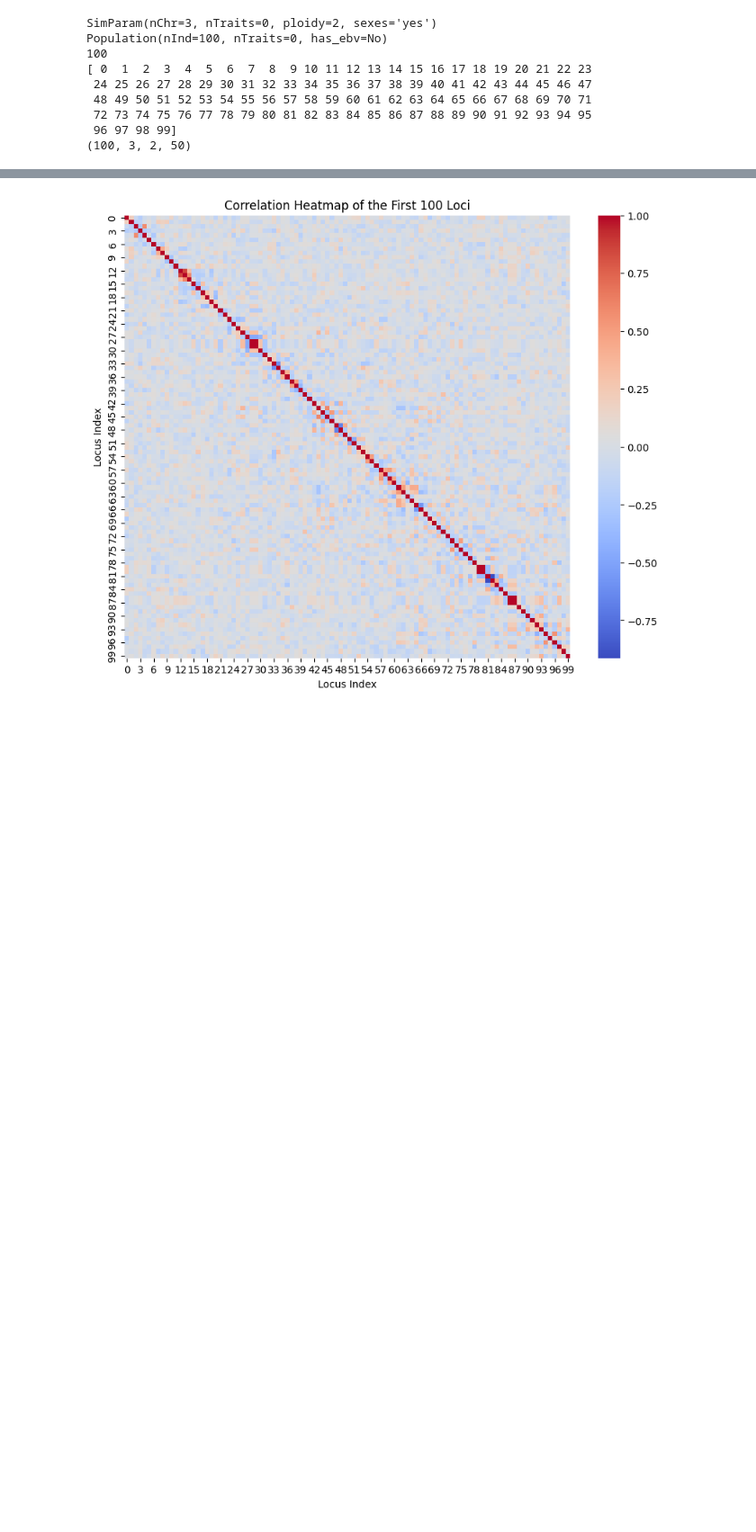
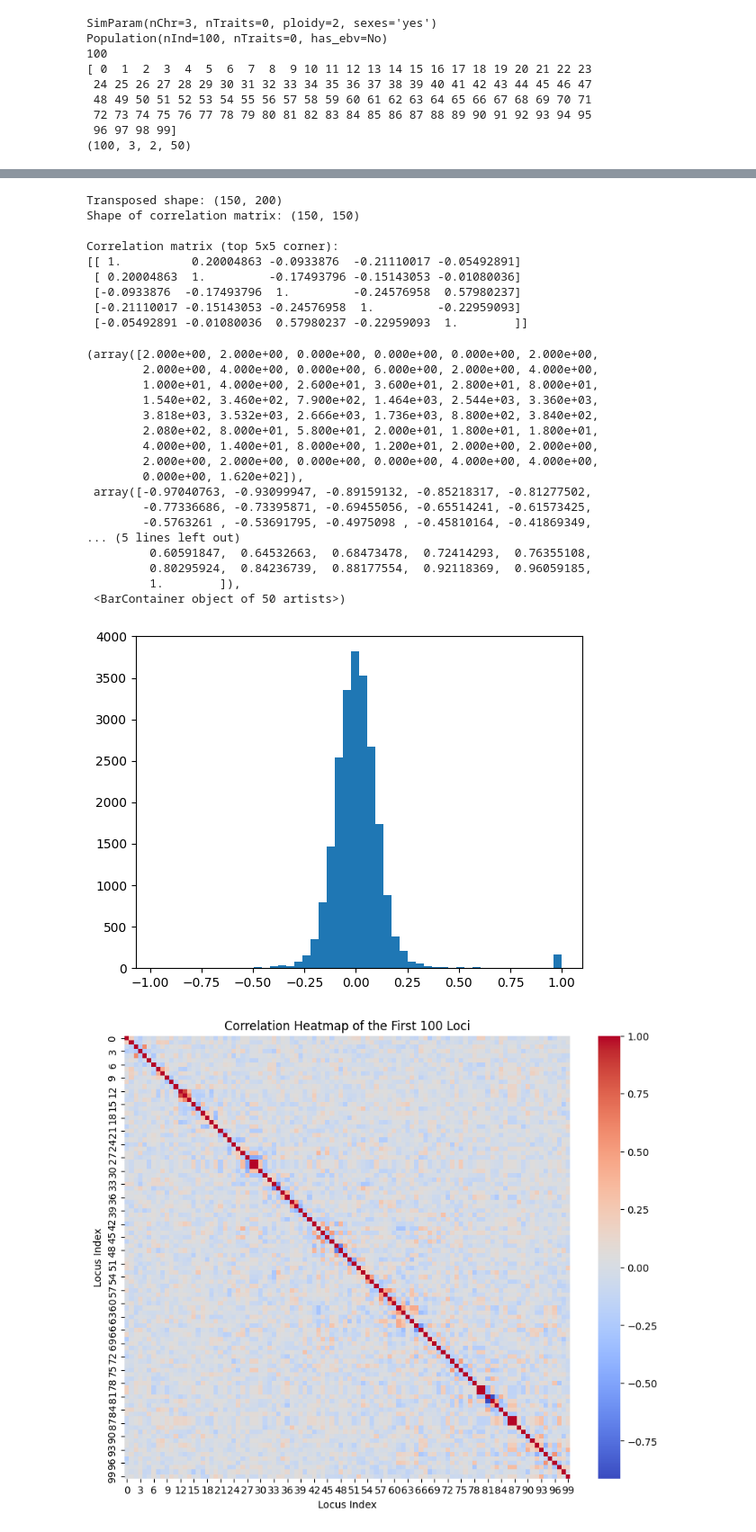
Before and after one commit to cjGO/chewc, a Jupyter notebook: nbs/tutorials/001_simulatingDNA.ipynb, the cells around one changed output, grey strips where cells are left out. Shown at 90% size. Cells and saved outputs as stored; diff of their text form; code cells hidden in the pictures; blank space fills up the shorter version.

```diff
--- a/nbs/tutorials/001_simulatingDNA.ipynb
+++ b/nbs/tutorials/001_simulatingDNA.ipynb
@@ -146,3 +115,46 @@ Column Means:
+# %%
+import matplotlib.pyplot as plt
+import numpy as np
+# Transpose the array so that loci are in rows
+transposed_array = founder_pop.haplo_matrix.T
+print(f"Transposed shape: {transposed_array.shape}")     # (loci, samples)
+
+# Calculate the correlation matrix
+locus_correlations = np.corrcoef(transposed_array)
+
+print(f"Shape of correlation matrix: {locus_correlations.shape}") # (loci, loci)
+print("\nCorrelation matrix (top 5x5 corner):")
+print(locus_correlations[:5, :5])
+
+plt.hist(locus_correlations.flatten(),bins=50)
+# %% [output]
+Transposed shape: (150, 200)
+Shape of correlation matrix: (150, 150)
+
+Correlation matrix (top 5x5 corner):
+[[ 1.          0.20004863 -0.0933876  -0.21110017 -0.05492891]
+ [ 0.20004863  1.         -0.17493796 -0.15143053 -0.01080036]
+ [-0.0933876  -0.17493796  1.         -0.24576958  0.57980237]
+ [-0.21110017 -0.15143053 -0.24576958  1.         -0.22959093]
+ [-0.05492891 -0.01080036  0.57980237 -0.22959093  1.        ]]
+(array([2.000e+00, 2.000e+00, 0.000e+00, 0.000e+00, 0.000e+00, 2.000e+00,
+        2.000e+00, 4.000e+00, 0.000e+00, 6.000e+00, 2.000e+00, 4.000e+00,
+        1.000e+01, 4.000e+00, 2.600e+01, 3.600e+01, 2.800e+01, 8.000e+01,
+        1.540e+02, 3.460e+02, 7.900e+02, 1.464e+03, 2.544e+03, 3.360e+03,
+        3.818e+03, 3.532e+03, 2.666e+03, 1.736e+03, 8.800e+02, 3.840e+02,
+        2.080e+02, 8.000e+01, 5.800e+01, 2.000e+01, 1.800e+01, 1.800e+01,
+        4.000e+00, 1.400e+01, 8.000e+00, 1.200e+01, 2.000e+00, 2.000e+00,
+        2.000e+00, 2.000e+00, 0.000e+00, 0.000e+00, 4.000e+00, 4.000e+00,
+        0.000e+00, 1.620e+02]),
+ array([-0.97040763, -0.93099947, -0.89159132, -0.85218317, -0.81277502,
+        -0.77336686, -0.73395871, -0.69455056, -0.65514241, -0.61573425,
+        -0.5763261 , -0.53691795, -0.4975098 , -0.45810164, -0.41869349,
+... (5 lines left out)
+         0.60591847,  0.64532663,  0.68473478,  0.72414293,  0.76355108,
+         0.80295924,  0.84236739,  0.88177554,  0.92118369,  0.96059185,
+         1.        ]),
+ <BarContainer object of 50 artists>)
+[figure, added]
 # %%
 import seaborn as sns
 correlation_subset = locus_correlations[:100, :100]
```
Also changed, not shown: parts of 2 cells of this notebook, 6 other files.
